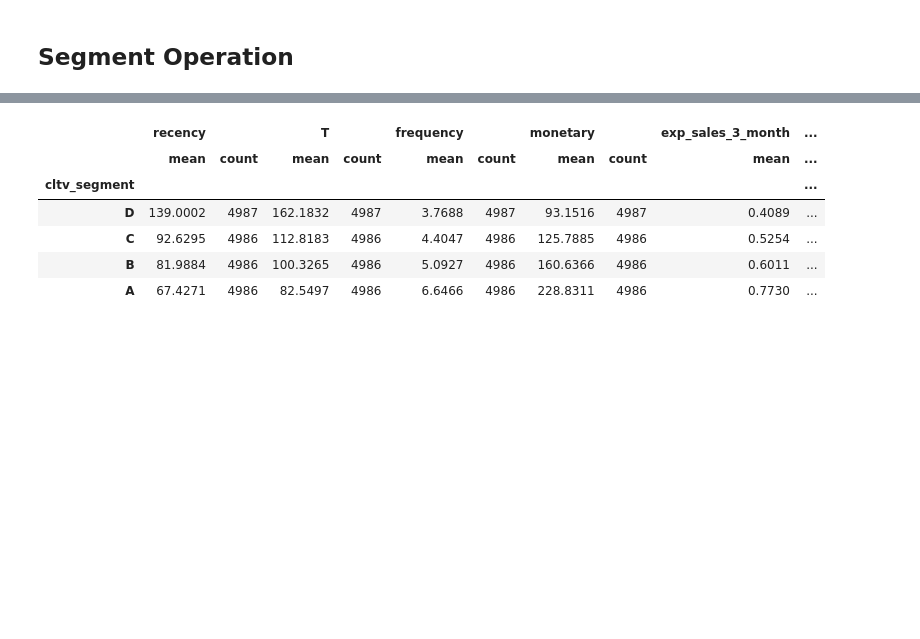
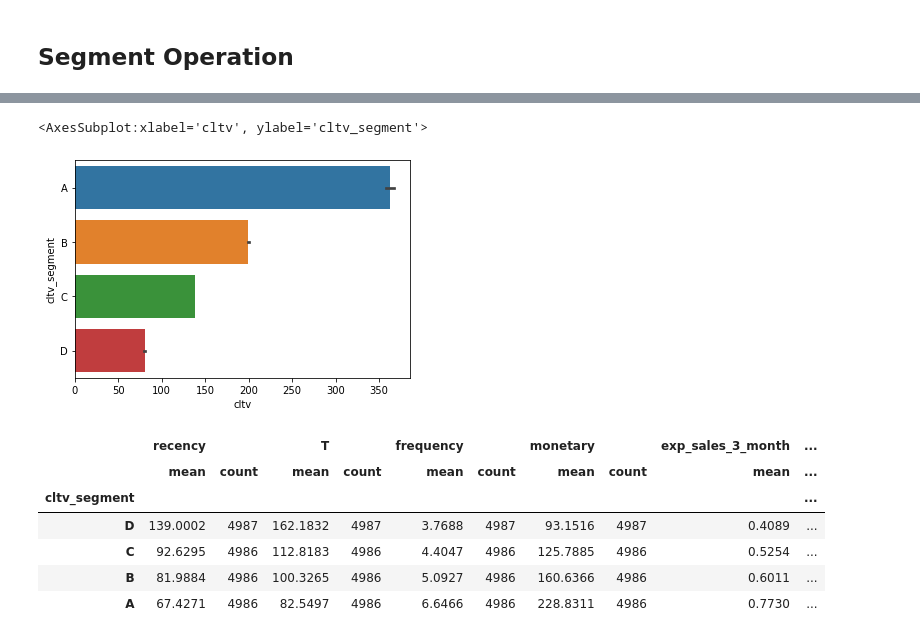
Before and after one commit to Alhndmrl/FLO-Customer-Lifetime-Value-Prediction, a Jupyter notebook: flo-customer-lifetime-value-prediction.ipynb, the cells around one changed output, grey strips where cells are left out. Saved outputs shown, nothing was run; the diff lists cells and outputs as text; code cells hidden in the pictures; blank space fills up the shorter version.

```diff
--- a/flo-customer-lifetime-value-prediction.ipynb
+++ b/flo-customer-lifetime-value-prediction.ipynb
@@ -427,6 +430,11 @@ cltv.head()
 | 2 | 69b69676-1a40-11ea-941b-000d3a38a36f | 52.2857 | 78.8571 | 5.0000 | 117.0640 | 0.6706 | 1.3412 | ... |
 | 3 | 1854e56c-491f-11eb-806e-000d3a38a36f | 1.5714 | 20.8571 | 2.0000 | 60.9850 | 0.7004 | 1.4008 | ... |
 | 4 | d6ea1074-f1f5-11e9-9346-000d3a38a36f | 83.1429 | 95.4286 | 2.0000 | 104.9900 | 0.3960 | 0.7921 | ... |
+# %%
+sns.barplot( y = "cltv_segment", x = "cltv", data = cltv, order = ["A","B","C","D"])
+# %% [output]
+<AxesSubplot:xlabel='cltv', ylabel='cltv_segment'>
+[figure, added]
 # %%
 #The mean values of recency, frequency and monetary are observed for each segment.
 cltv.groupby("cltv_segment").agg(["mean","count"])
```
Also changed, not shown: parts of 3 cells of this notebook.
